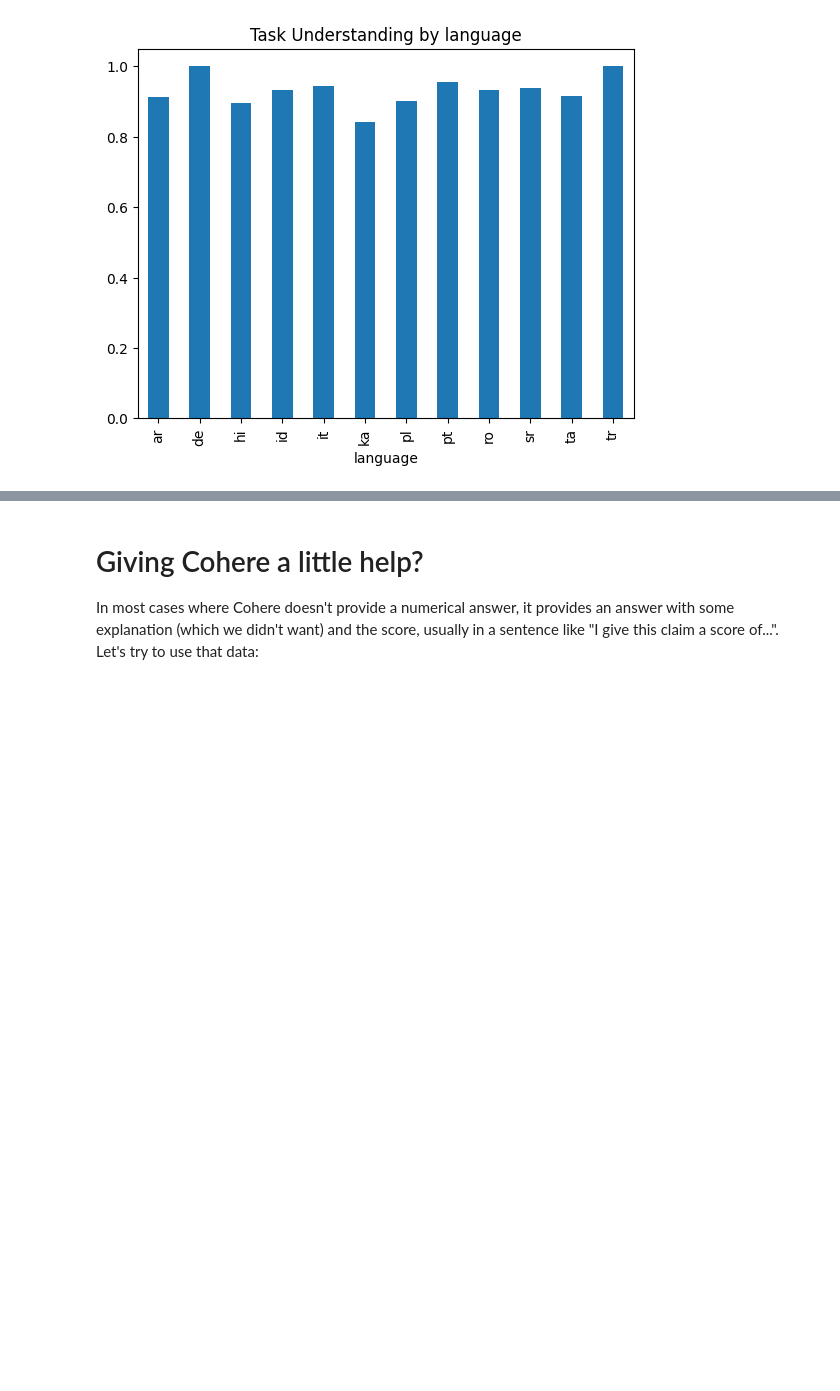
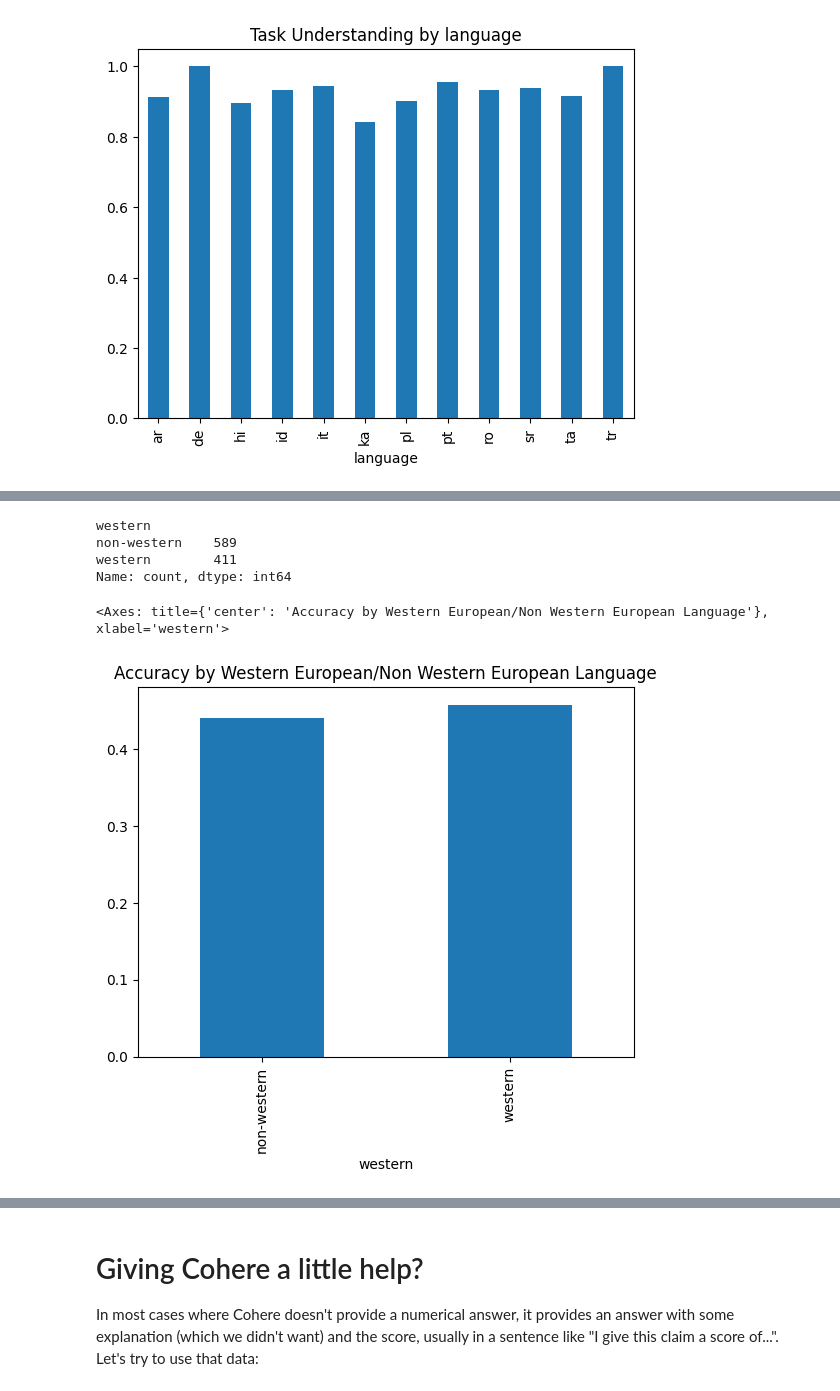
Before and after one commit to TheFloatingString/llm-misinfo-eval, a Jupyter notebook: notebooks/cohere_eval.ipynb, the cells around one changed output, grey strips where cells are left out. Saved outputs shown, nothing was run; the diff lists cells and outputs as text; code cells hidden in the pictures; blank space fills up the shorter version.

```diff
--- a/notebooks/cohere_eval.ipynb
+++ b/notebooks/cohere_eval.ipynb
@@ -184,0 +259,21 @@ df_understood.plot.bar("understood", title="Task Understanding by language")
+# %%
+#european vs non-european doesn't seem that significant - what if we try only the western european languages?
+def western(row):
+    if row["language"] in ["de", "es", "fr", "it", "nl", "no", "pt"]:
+        return "western"
+    else:
+        return "non-western"
+
+df_results0["western"] = df_results0.apply(western, axis=1)
+df_results0["western"].value_counts() #again, not orders of magnitude of difference
+# %% [output]
+western
+non-western    589
+western        411
+Name: count, dtype: int64
+# %%
+df_western = df_results0.groupby("western")["match"].agg(np.mean)
+df_western.plot.bar("match", title="Accuracy by Western European/Non Western European Language")
+# %% [output]
+<Axes: title={'center': 'Accuracy by Western European/Non Western European Language'}, xlabel='western'>
+[figure, added]
```
Also changed, not shown: parts of 20 cells of this notebook.
